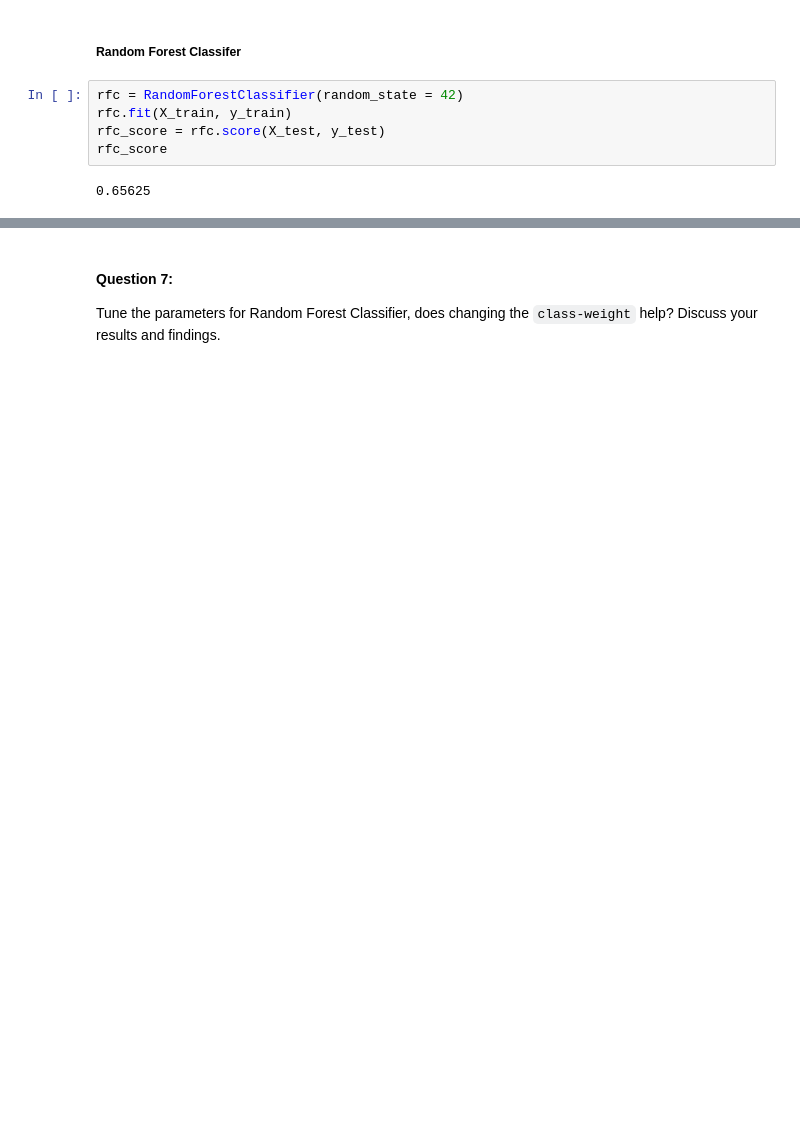
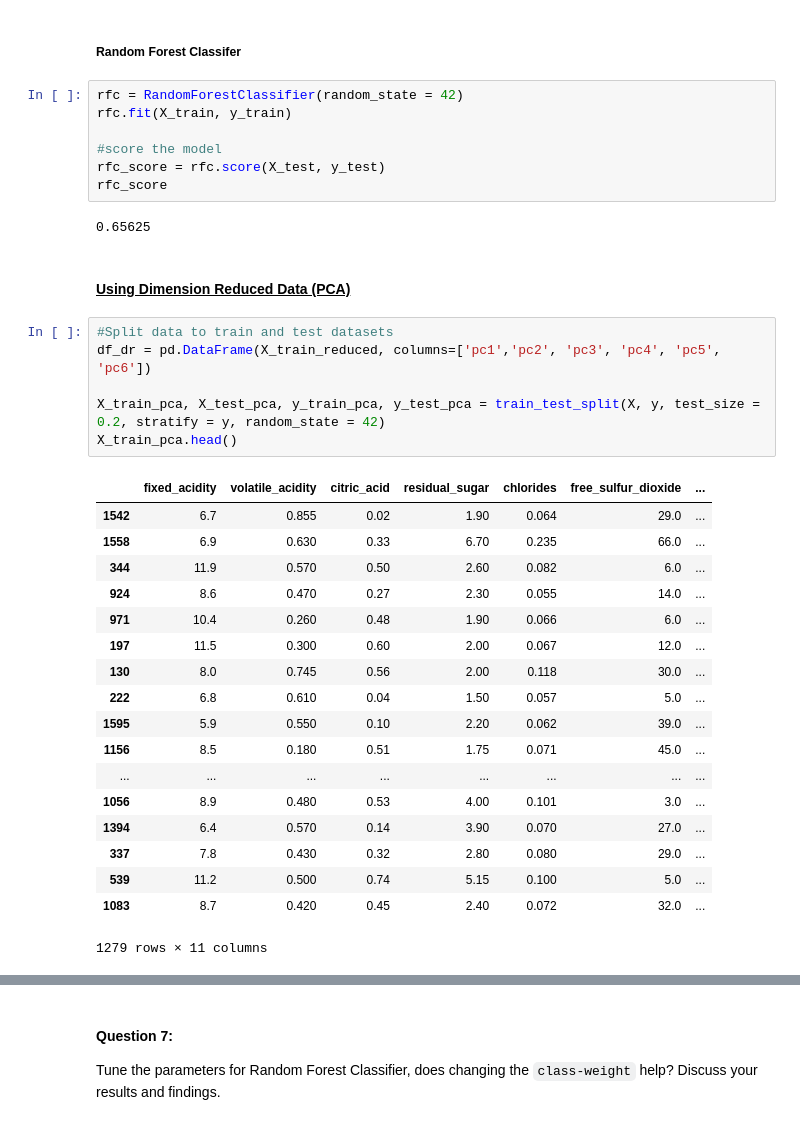
Before and after one commit to miggytrinidad/INFOT70_A3, a Jupyter notebook: INFOT780-assignment3.ipynb, the cells around one changed output, grey strips where cells are left out. Cells and saved outputs as stored; diff of their text form; blank space fills up the shorter version.

```diff
--- a/INFOT780-assignment3.ipynb
+++ b/INFOT780-assignment3.ipynb
@@ -619,7 +627,36 @@ bagging_score
 # %%
 rfc = RandomForestClassifier(random_state = 42)
 rfc.fit(X_train, y_train)
+
+#score the model
 rfc_score = rfc.score(X_test, y_test)
 rfc_score
 # %% [output]
 0.65625
+# %% [markdown]
+#### <u>Using Dimension Reduced Data (PCA)<u/>
+# %%
+#Split data to train and test datasets
+df_dr = pd.DataFrame(X_train_reduced, columns=['pc1','pc2', 'pc3', 'pc4', 'pc5', 'pc6'])
+
+X_train_pca, X_test_pca, y_train_pca, y_test_pca = train_test_split(X, y, test_size = 0.2, stratify = y, random_state = 42)
+X_train_pca.head()
+# %% [output]
+|  | fixed_acidity | volatile_acidity | citric_acid | residual_sugar | chlorides | free_sulfur_dioxide | ... |
+| 1542 | 6.7 | 0.855 | 0.02 | 1.90 | 0.064 | 29.0 | ... |
+| 1558 | 6.9 | 0.630 | 0.33 | 6.70 | 0.235 | 66.0 | ... |
+| 344 | 11.9 | 0.570 | 0.50 | 2.60 | 0.082 | 6.0 | ... |
+| 924 | 8.6 | 0.470 | 0.27 | 2.30 | 0.055 | 14.0 | ... |
+| 971 | 10.4 | 0.260 | 0.48 | 1.90 | 0.066 | 6.0 | ... |
+| 197 | 11.5 | 0.300 | 0.60 | 2.00 | 0.067 | 12.0 | ... |
+| 130 | 8.0 | 0.745 | 0.56 | 2.00 | 0.118 | 30.0 | ... |
+| 222 | 6.8 | 0.610 | 0.04 | 1.50 | 0.057 | 5.0 | ... |
+| 1595 | 5.9 | 0.550 | 0.10 | 2.20 | 0.062 | 39.0 | ... |
+| 1156 | 8.5 | 0.180 | 0.51 | 1.75 | 0.071 | 45.0 | ... |
+| ... | ... | ... | ... | ... | ... | ... | ... |
+| 1056 | 8.9 | 0.480 | 0.53 | 4.00 | 0.101 | 3.0 | ... |
+| 1394 | 6.4 | 0.570 | 0.14 | 3.90 | 0.070 | 27.0 | ... |
+| 337 | 7.8 | 0.430 | 0.32 | 2.80 | 0.080 | 29.0 | ... |
+| 539 | 11.2 | 0.500 | 0.74 | 5.15 | 0.100 | 5.0 | ... |
+| 1083 | 8.7 | 0.420 | 0.45 | 2.40 | 0.072 | 32.0 | ... |
+1279 rows × 11 columns
```
Also changed, not shown: parts of 41 cells of this notebook.
